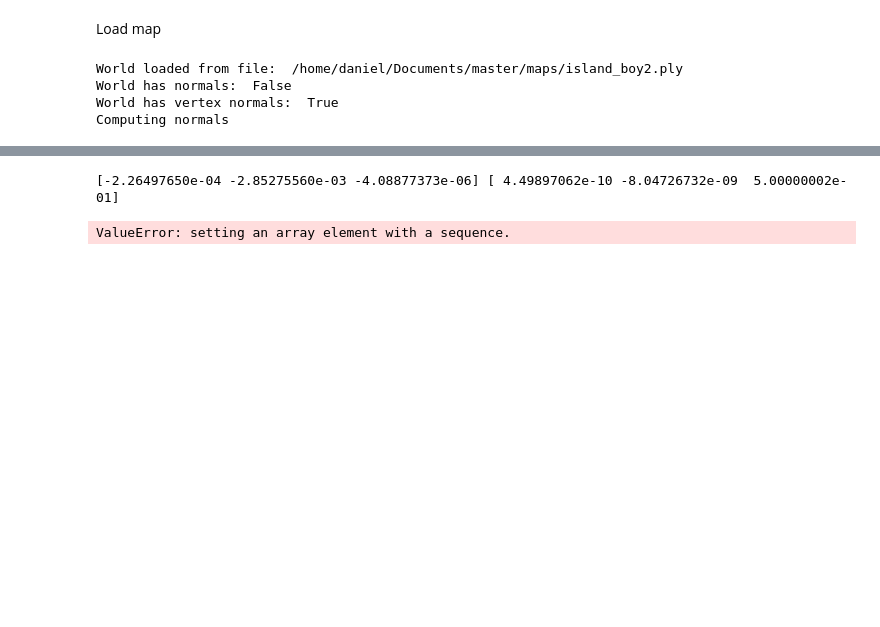
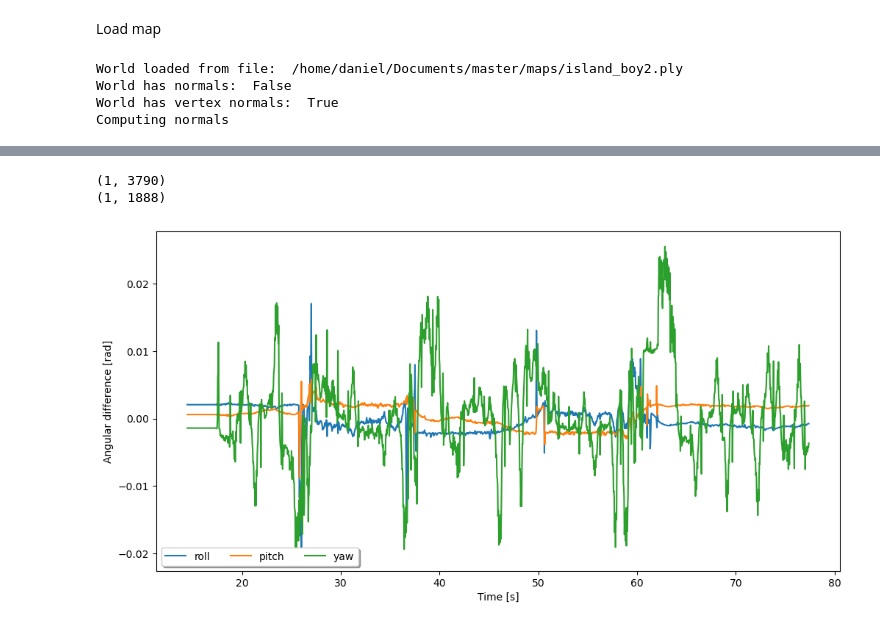
Before and after one commit to drengene/Danitech-master, a Jupyter notebook: testing/testing/odom_planner_plot.ipynb, the cells around one changed output, grey strips where cells are left out. Drawn from its saved outputs; the diff is of its cells as text; code cells hidden in the pictures; blank space fills up the shorter version.

```diff
--- a/testing/testing/odom_planner_plot.ipynb
+++ b/testing/testing/odom_planner_plot.ipynb
@@ -154,66 +592,44 @@ o3d.visualization.draw_geometries([world, gt_lineset, ekf_full, ekf_single, ekf_
 # %%
+gt_rpy= np.empty((0,3))
 
-dist = []
-angular_difference = []
+ang_diff = np.empty((0,3))
 
-gt_positions = np.array(base_gt["positions"])
-# loc_positions = np.array(localization_dict["positions"])
+print(np.array([base_gt["orientations"]]).shape)
+print(np.array([base_ekf_full["orientations"]]).shape)
 
-for i, pos in enumerate(base_ekf_full["positions"]):
-    idx = np.argmin(np.linalg.norm(gt_positions - pos, axis=1))
-    dist.append(np.linalg.norm(gt_positions[idx] - pos))
+for i, pos in enumerate(base_ekf_full_pose):
+
+
+    # find closest timestep in gt
+    idx = np.argmin(np.abs(np.array(base_gt["timesteps"]) - base_ekf_full["timesteps"][i]))
+
+    #print(gt_positions[idx] - pos)
+    dist = np.vstack((dist, (gt_positions[idx] - pos)))
     # Calculate difference in roll, pitch and yaw between gt and localization
-    print(base_gt["positions"][idx], base_ekf_full["positions"][i])
-    gt_rpy = R.from_quat(base_gt["orientations"][idx]).as_euler('xyz', degrees=False)
-    loc_rpy = R.from_quat(base_ekf_full["orientations"][i]).as_euler('xyz', degrees=False)
+    # print(base_gt["orientations"][idx].as_euler('xyz', degrees=False), base_ekf_full["orientations"][i])
+    gt_rpy = base_gt["orientations"][idx].as_euler('xyz', degrees=False)
+    loc_rpy = base_ekf_full["orientations"][i].as_euler('xyz', degrees=False)
     # Get as three separate angles, respecting circularity
     roll_diff = np.arctan2(np.sin(gt_rpy[0] - loc_rpy[0]), np.cos(gt_rpy[0] - loc_rpy[0]))
     pitch_diff = np.arctan2(np.sin(gt_rpy[1] - loc_rpy[1]), np.cos(gt_rpy[1] - loc_rpy[1]))
     yaw_diff = np.arctan2(np.sin(gt_rpy[2] - loc_rpy[2]), np.cos(gt_rpy[2] - loc_rpy[2]))
-    angular_difference.append([roll_diff, pitch_diff, yaw_diff])
+    ang_diff = np.vstack((ang_diff, [roll_diff, pitch_diff, yaw_diff]))
 
-angular_difference = np.array(angular_difference)
-
-fig, ax = plt.subplots(2,1)
-
-# Plot distance vs time
-ax[0].plot(base_ekf_full["timesteps"], dist)
-ax[0].set_ylabel("Distance [m]")
-
-# Set width and height of plot
-width = 8
-height = 4
-fig.set_figwidth(width)
-fig.set_figheight(height)
-
-# Plot angular difference vs time
-ax[1].plot(base_ekf_full["timesteps"], angular_difference[:,0], label="roll")
-ax[1].plot(base_ekf_full["timesteps"], angular_difference[:,1], label="pitch")
-ax[1].plot(base_ekf_full["timesteps"], angular_difference[:,2], label="yaw")
-
-# Vertically align y labels on plot 0 and 1
-fig.align_ylabels()
-
-# Place legend horizontally
-ax[1].legend(loc='lower right', ncol=3, fancybox=True, shadow=True)
-
-ax[1].set_xlabel("Time [s]")
-ax[1].set_ylabel("Angular difference [rad]")
-
-plt.show()
-
-
-gt_rpy = R.from_quat(base_gt["orientations"]).as_euler('xyz', degrees=False)
+for i in range(1, np.array([ang_diff]).shape[0]):
+    if np.abs(ang_diff[i,2]  - ang_diff[i-1, 2]) > np.pi:
+        ang_diff[i-1,2] = np.NaN
+# gt_rpy = base_gt["orientations"].as_euler('xyz', degrees=False)
 # Plot gt roll, pitch and yaw in a single plot
-plt.plot(base_gt["timesteps"], gt_rpy[:,0], label="roll")
-plt.plot(base_gt["timesteps"], gt_rpy[:,1], label="pitch")
-plt.plot(base_gt["timesteps"], gt_rpy[:,2], label="yaw")
-plt.legend(loc='lower right', ncol=3, fancybox=True, shadow=True)
+plt.plot(base_ekf_full["timesteps"], ang_diff[:,0], label="roll")
+plt.plot(base_ekf_full["timesteps"], ang_diff[:,1], label="pitch")
+plt.plot(base_ekf_full["timesteps"], ang_diff[:,2], label="yaw")
+plt.legend(loc='lower left', ncol=3, fancybox=True, shadow=True)
 plt.xlabel("Time [s]")
 plt.ylabel("Angular difference [rad]")
 plt.gcf().set_figwidth(width)
 plt.gcf().set_figheight(height)
 plt.show()
 # %% [output]
-[-2.26497650e-04 -2.85275560e-03 -4.08877373e-06] [ 4.49897062e-10 -8.04726732e-09  5.00000002e-01]
+(1, 3790)
+(1, 1888)
-ValueError: setting an array element with a sequence.
+[figure, added]
```
Also changed, not shown: parts of 11 cells of this notebook, 11 other files.
